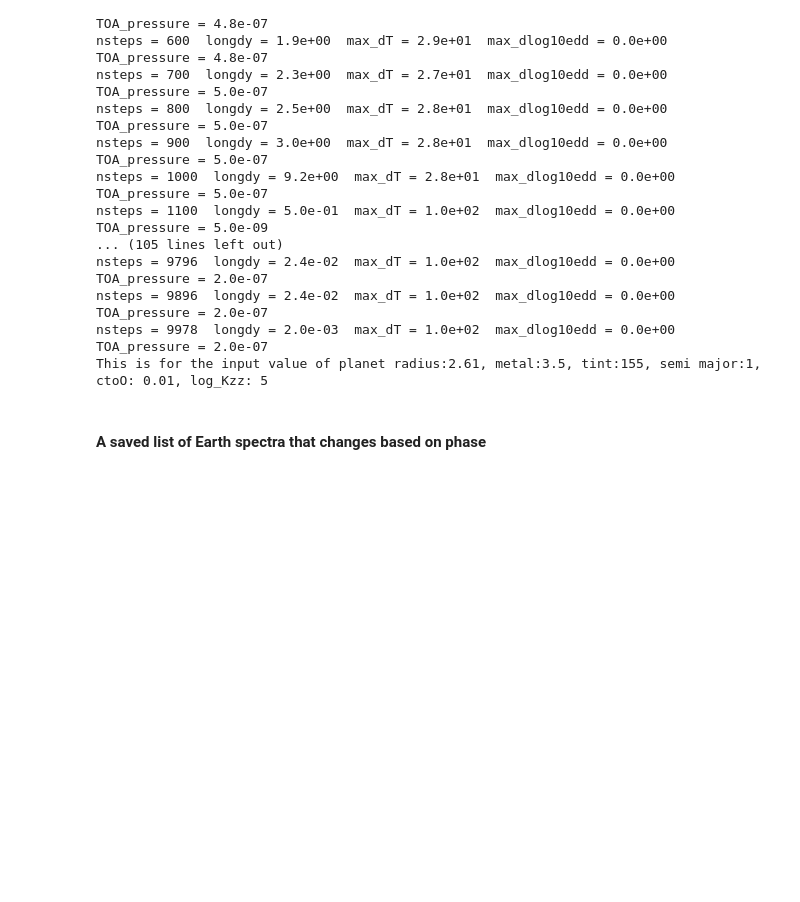
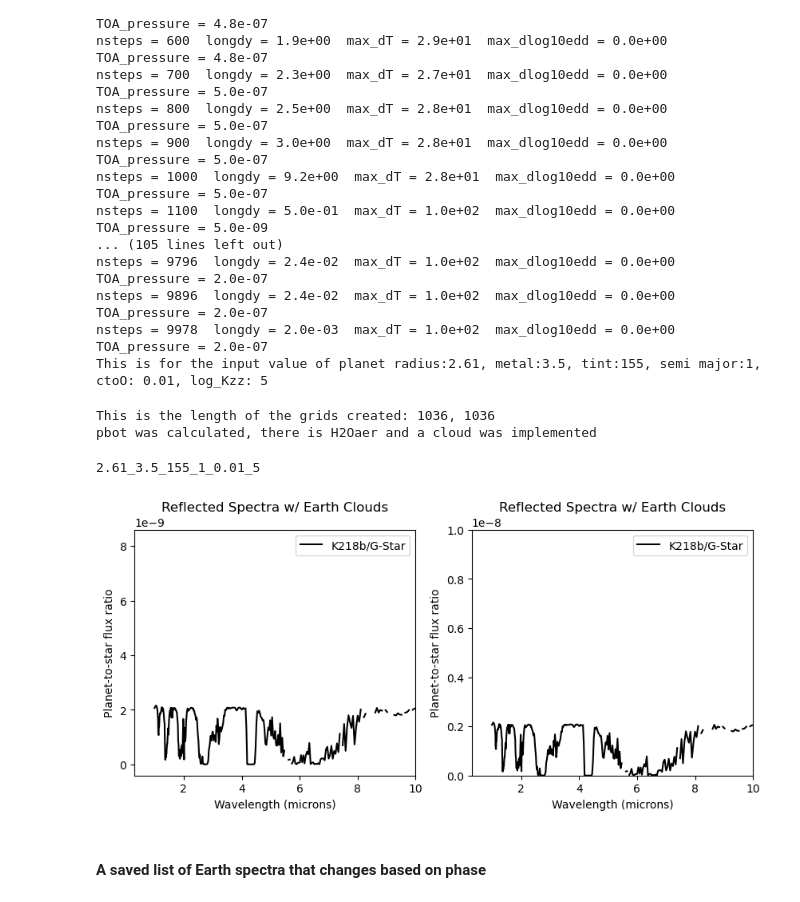
Before and after one commit to ElizabethP712/MiniNeptuneGrid26_PostBac, a Jupyter notebook: O2RichModernEarthCompW7.ipynb, the cells around one changed output. Cells and saved outputs as stored; diff of their text form; code cells hidden in the pictures; blank space fills up the shorter version.

Commit message:
Updated Reflected Grid to work on HYAK, updated results from parameter exploration for the larger grid.

```diff
--- a/O2RichModernEarthCompW7.ipynb
+++ b/O2RichModernEarthCompW7.ipynb
@@ -312,9 +316,9 @@ def reflected_spectrum_planet_Sun(rad_plan=None, planet_metal=None, tint=None, s
 
     else:
         with open(sol_path, 'rb') as file:
-            sol = pickle.load(file)
+            sol_dict = pickle.load(file)
         with open(soleq_path, 'rb') as file:
-            soleq = pickle.load(file)
+            soleq_dict = pickle.load(file)
 
     # Determine Planet Atmosphere & Composition
 
@@ -400,7 +404,7 @@ Parameters:
 - semi major in AU: 1 AU
 - **ctoO_solar: 0.01 x solar c/o ratio**
 # %%
-file_path = "/mnt/c/Users/lily/Documents/NASAUWPostbac/MiniNeptuneGrid26_PostBac/out_3.5m_0.01co.pkl"
+file_path = "out_3.5m_0.01co.pkl"
 with open(file_path, 'rb') as file:
     data_35m_001co = pickle.load(file)
     print(data_35m_001co)
@@ -462,6 +466,9 @@ soleq_path = f'soleq_{rad_plan}_{log10_metal}_{tint}_{semi_major}_{ctoO}_{Kzz}.p
 phase_angle = 0
 
 wno, fpfs, alb, clouds = reflected_spectrum_planet_Sun(rad_plan=rad_plan, planet_metal=log10_metal, tint=tint, semi_major=semi_major, ctoO=ctoO, Kzz=Kzz, phase_angle=phase_angle, sol_path=sol_path, soleq_path=soleq_path, Photochem_file=None)
+# %% [output]
+This is the length of the grids created: 1036, 1036
+pbot was calculated, there is H2Oaer and a cloud was implemented
 # %%
 # Plot the Reflected light spectra
 # %%
@@ -485,32 +492,36 @@ alb_modern = res_modern_earth['all'][2]
 # %%
 wno_earth = wv_archean
 fpfs_earth = fpfs_archean
 lbedo_earth = alb_archean
 
+print(f'{rad_plan}_{log10_metal}_{tint}_{semi_major}_{ctoO}_{Kzz}')
 fig, (ax1, ax2) = plt.subplots(1, 2, figsize=(10, 4))
 
 ax1.plot(1e4/wno, fpfs, c='k', lw=1.5, label='K218b/G-Star')
-ax1.plot(1e4/wno_earth, fpfs_earth, c='red', lw=1.5, label='Earth/G-Star')
-ax1.set_xlim(0.3,1)
-ax1.set_ylim(0e-10,10e-10)
+#ax1.plot(1e4/wno_earth, fpfs_earth, c='red', lw=1.5, label='Earth/G-Star')
+ax1.set_xlim(0.3,10)
+#ax1.set_ylim(0e-10,10e-10)
 ax1.set_ylabel('Planet-to-star flux ratio')
 ax1.set_xlabel('Wavelength (microns)')
 ax1.set_title('Reflected Spectra w/ Earth Clouds')
 ax1.legend()
 
 ax2.plot(1e4/wno, fpfs, c='k', lw=1.5, label='K218b/G-Star')
-ax2.plot(1e4/wno_earth, fpfs_earth, c='red', lw=1.5, label='Earth/G-Star')
-ax2.set_xlim(0.3,1)
+#ax2.plot(1e4/wno_earth, fpfs_earth, c='red', lw=1.5, label='Earth/G-Star')
+ax2.set_xlim(0.3,10)
 ax2.set_ylim(0e-10,10e-9)
 ax2.set_ylabel('Planet-to-star flux ratio')
 ax2.set_xlabel('Wavelength (microns)')
 ax2.set_title('Reflected Spectra w/ Earth Clouds')
 ax2.legend()
 
 #plt.savefig('Earth_K218b_clouds_RS.pdf',bbox_inches='tight')
 
 #plt.savefig('Earth_K218b_clouds_RS_zoomedin.pdf',bbox_inches='tight')
 plt.show()
+# %% [output]
+2.61_3.5_155_1_0.01_5
+[figure, added]
 # %% [markdown]
 #### A saved list of Earth spectra that changes based on phase
 # %%
```
Also changed, not shown: parts of 1 cell of this notebook, 6 other files.
